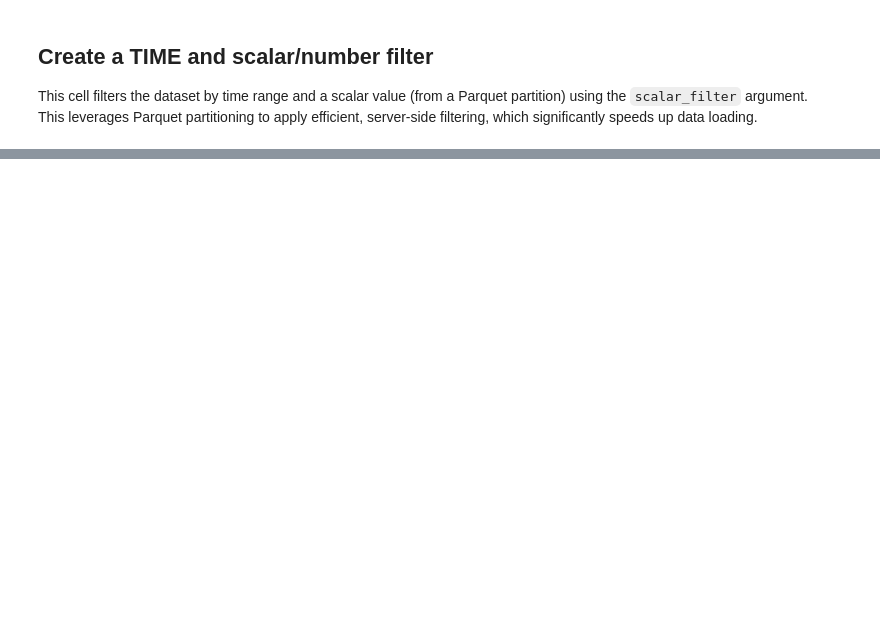
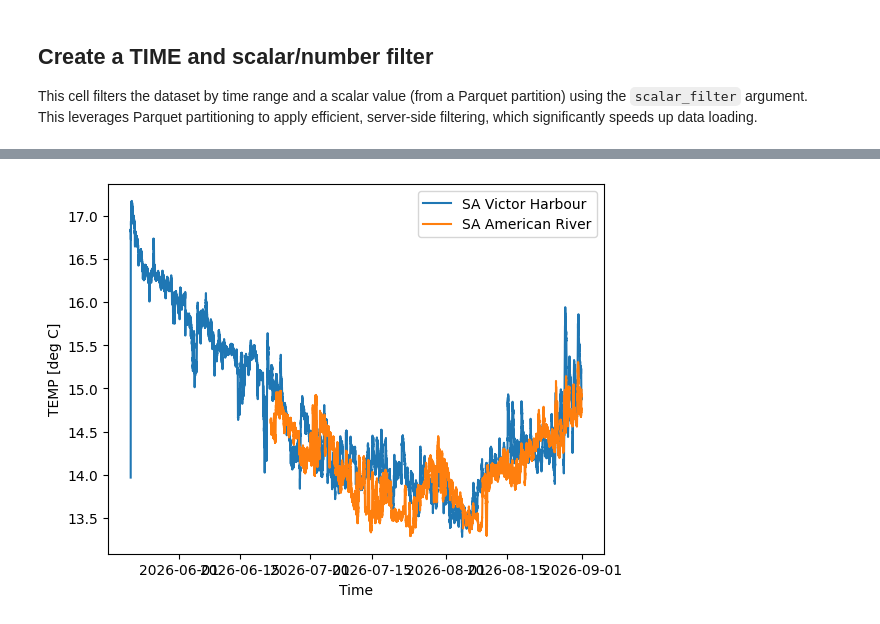
Before and after one commit to aodn/aodn_cloud_optimised, a Jupyter notebook: notebooks/mooring_estuarine_coastal_water_quality_monitoring_realtime_qc.ipynb, the cells around one changed output, grey strips where cells are left out. Saved outputs shown, nothing was run; the diff lists cells and outputs as text; code cells hidden in the pictures; blank space fills up the shorter version.

```diff
--- a/notebooks/mooring_estuarine_coastal_water_quality_monitoring_realtime_qc.ipynb
+++ b/notebooks/mooring_estuarine_coastal_water_quality_monitoring_realtime_qc.ipynb
@@ -107,7 +169,7 @@ This cell filters the dataset by time range and a scalar value (from a Parquet p
 This leverages Parquet partitioning to apply efficient, server-side filtering, which significantly speeds up data loading.
 # %%
 %%time
-df = aodn_dataset.get_data(date_start='2026-02-01',
-                           date_end='2026-03-01',
-                           scalar_filter={'YOUR_PARTITION_KEY': 1901740})
+df = aodn_dataset.get_data(date_start='2025-01-01',
+                           date_end='2026-09-01',
+                           scalar_filter={'site_code': 'SA-VICTOR-HARBOR'})
 df.info()
@@ -113,0 +194,4 @@ df.info()
+# %%
+print('SA-VICTOR-HARBOR Data')
+SAVH_df = df[df['site_code'] == 'SA-VICTOR-HARBOR']
+SAVH_df
@@ -113,0 +213,7 @@ df.info()
+# %%
+df = aodn_dataset.get_data(date_start='2025-01-01',
+                           date_end='2026-09-01',
+                           scalar_filter={'site_code': 'SA-AMERICAN-RIVER'})
+print('SA-AMERICAN-RIVER Data')
+SAAR_df = df[df['site_code'] == 'SA-AMERICAN-RIVER']
+SAAR_df
@@ -113,0 +235,14 @@ df.info()
+# %%
+import matplotlib.pyplot as plt
+
+# Create a plot comparing the temperature data from different sites
+plt.plot(SAVH_df['TIME'], SAVH_df['TEMP'],label='SA Victor Harbour')
+plt.plot(SAAR_df['TIME'], SAAR_df['TEMP'],label='SA American River')
+# Add a legend to the plot
+plt.legend()
+# Set the labels for the x and y axes
+plt.xlabel('Time')
+plt.ylabel('TEMP [deg C]')
+plt.show()
+# %% [output]
+[figure, added]
```
Also changed, not shown: parts of 12 cells of this notebook.
